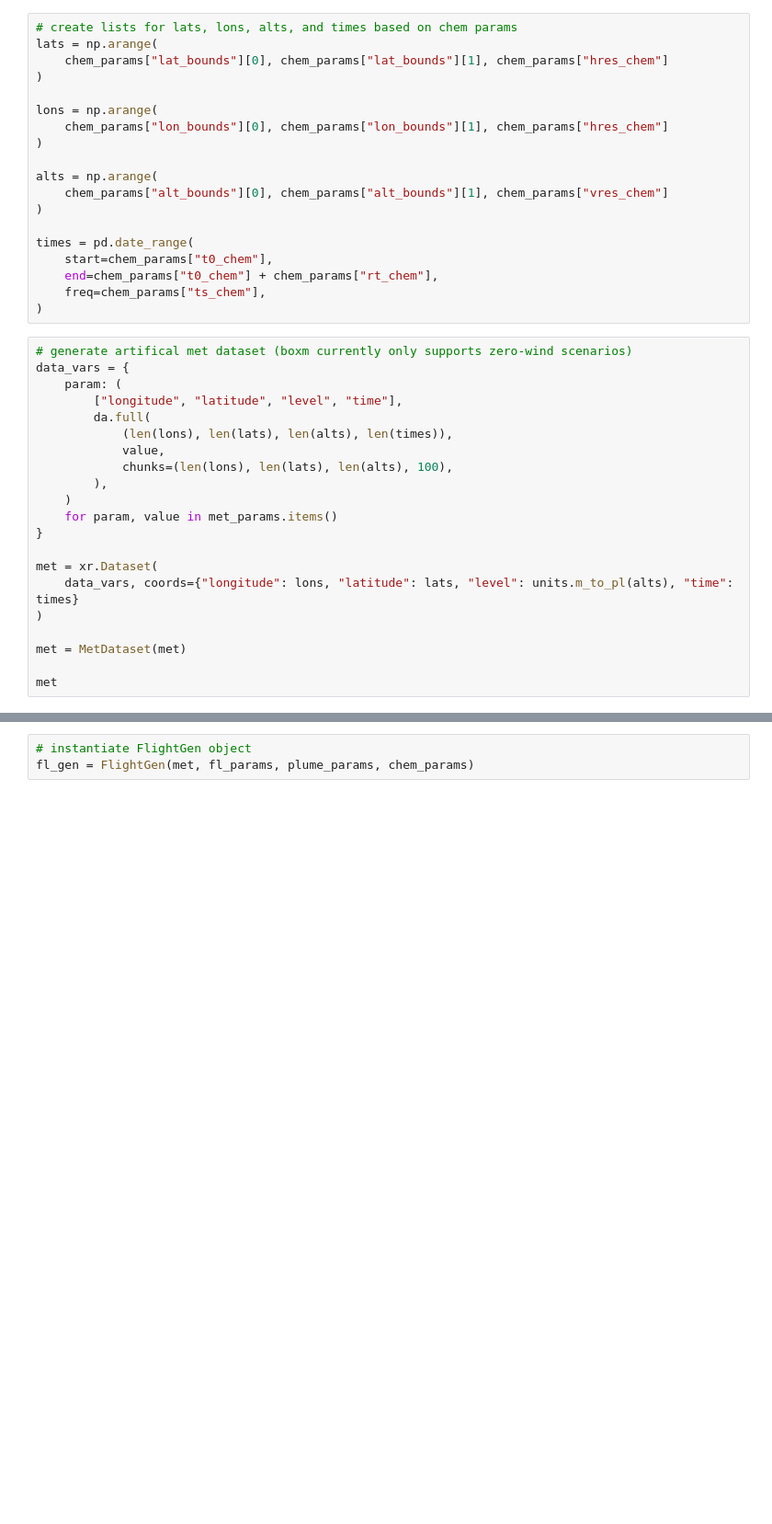
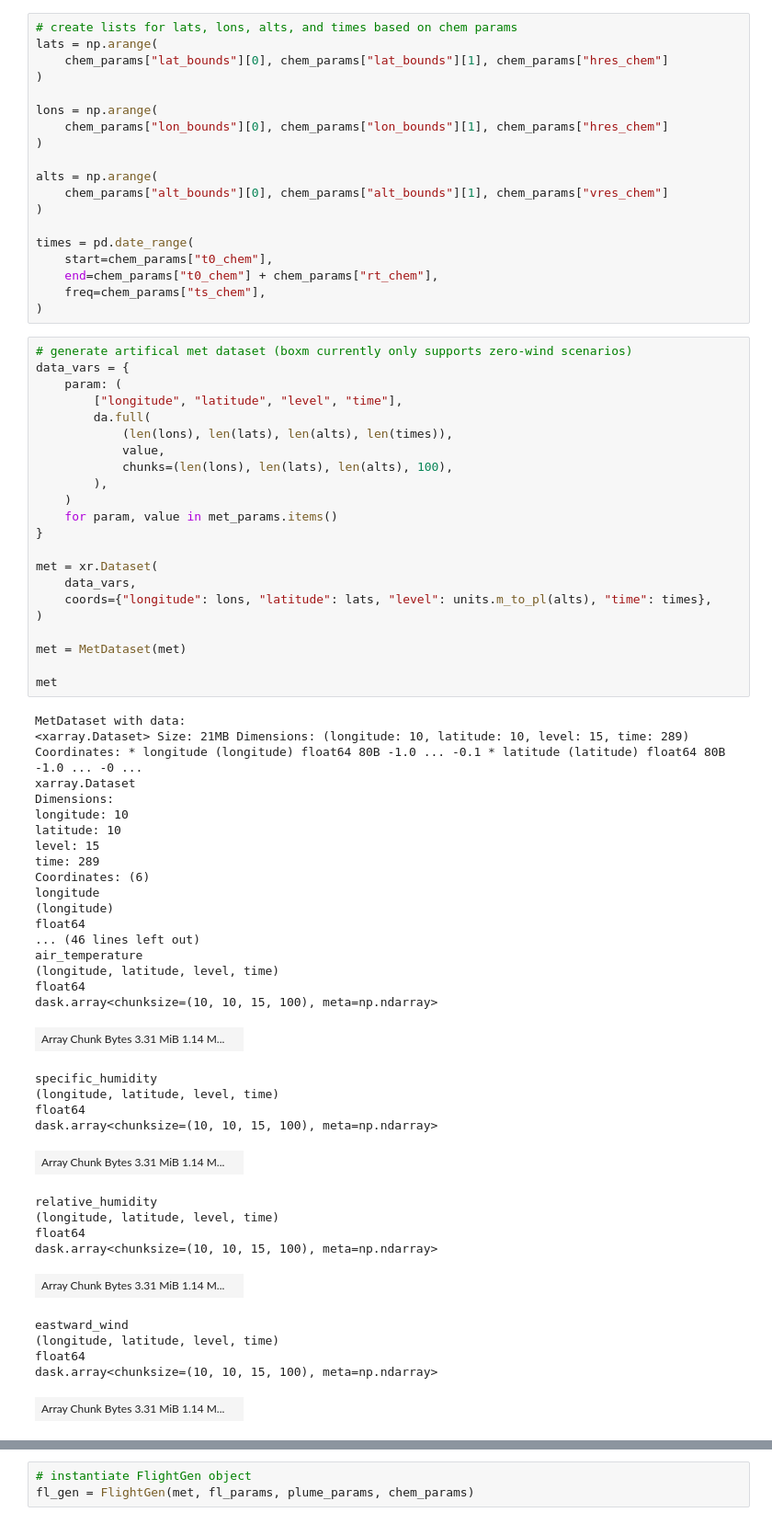
Before and after one commit to ktait98/pycontrails_kt, a Jupyter notebook: docs/notebooks/boxm.ipynb, the cells around one changed output, grey strips where cells are left out. Shown at 92% size. Drawn from its saved outputs; the diff is of its cells as text; blank space fills up the shorter version.

```diff
--- a/docs/notebooks/boxm.ipynb
+++ b/docs/notebooks/boxm.ipynb
@@ -91,21 +94,56 @@ times = pd.date_range(
 # %%
 # generate artifical met dataset (boxm currently only supports zero-wind scenarios)
 data_vars = {
     param: (
         ["longitude", "latitude", "level", "time"],
         da.full(
             (len(lons), len(lats), len(alts), len(times)),
             value,
             chunks=(len(lons), len(lats), len(alts), 100),
         ),
     )
     for param, value in met_params.items()
 }
 
 met = xr.Dataset(
-    data_vars, coords={"longitude": lons, "latitude": lats, "level": units.m_to_pl(alts), "time": times}
+    data_vars,
+    coords={"longitude": lons, "latitude": lats, "level": units.m_to_pl(alts), "time": times},
 )
 
 met = MetDataset(met)
 
 met
+# %% [output]
+MetDataset with data:
+<xarray.Dataset> Size: 21MB Dimensions: (longitude: 10, latitude: 10, level: 15, time: 289) Coordinates: * longitude (longitude) float64 80B -1.0 ... -0.1 * latitude (latitude) float64 80B -1.0 ... -0 ...
+xarray.Dataset
+Dimensions:
+longitude: 10
+latitude: 10
+level: 15
+time: 289
+Coordinates: (6)
+longitude
+(longitude)
+float64
+... (46 lines left out)
+air_temperature
+(longitude, latitude, level, time)
+float64
+dask.array<chunksize=(10, 10, 15, 100), meta=np.ndarray>
+| Array Chunk Bytes 3.31 MiB 1.14 M... |  |
+specific_humidity
+(longitude, latitude, level, time)
+float64
+dask.array<chunksize=(10, 10, 15, 100), meta=np.ndarray>
+| Array Chunk Bytes 3.31 MiB 1.14 M... |  |
+relative_humidity
+(longitude, latitude, level, time)
+float64
+dask.array<chunksize=(10, 10, 15, 100), meta=np.ndarray>
+| Array Chunk Bytes 3.31 MiB 1.14 M... |  |
+eastward_wind
+(longitude, latitude, level, time)
+float64
+dask.array<chunksize=(10, 10, 15, 100), meta=np.ndarray>
+| Array Chunk Bytes 3.31 MiB 1.14 M... |  |
```
Also changed, not shown: parts of 9 cells of this notebook, 7 other files.
